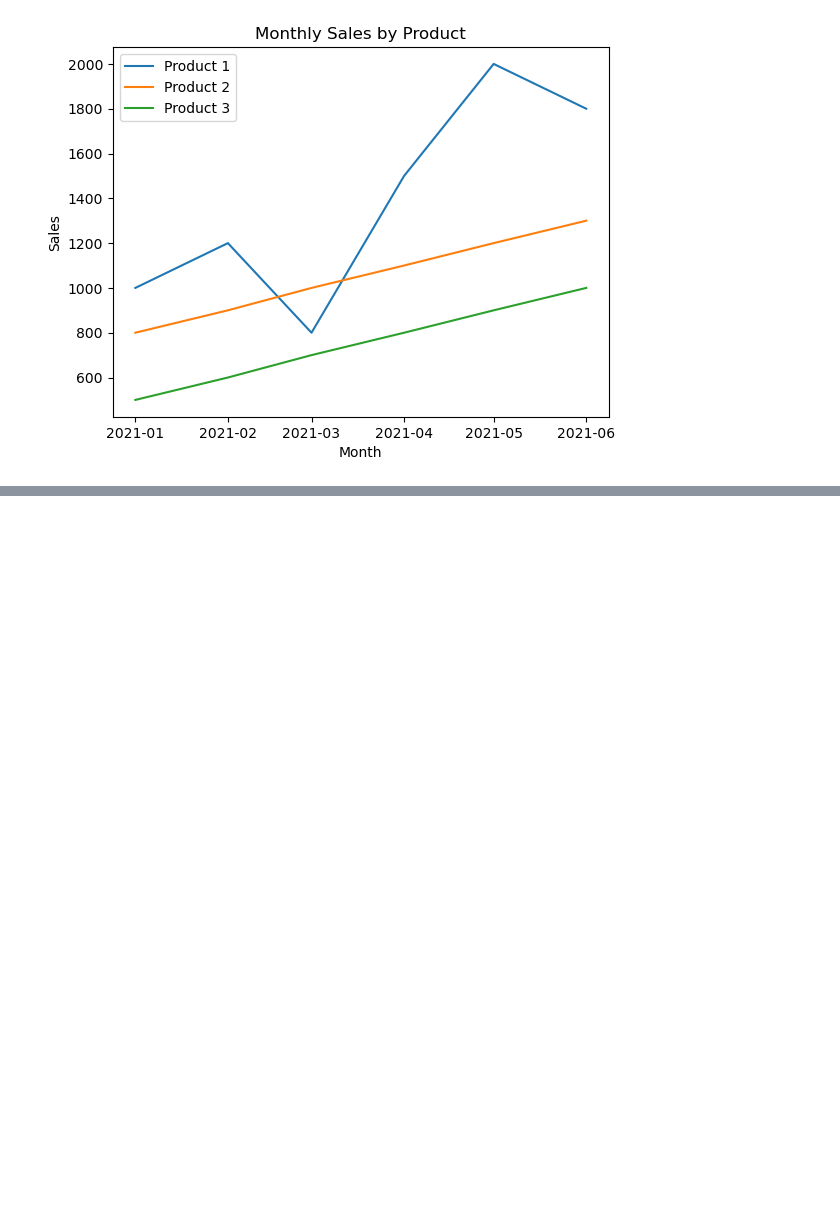
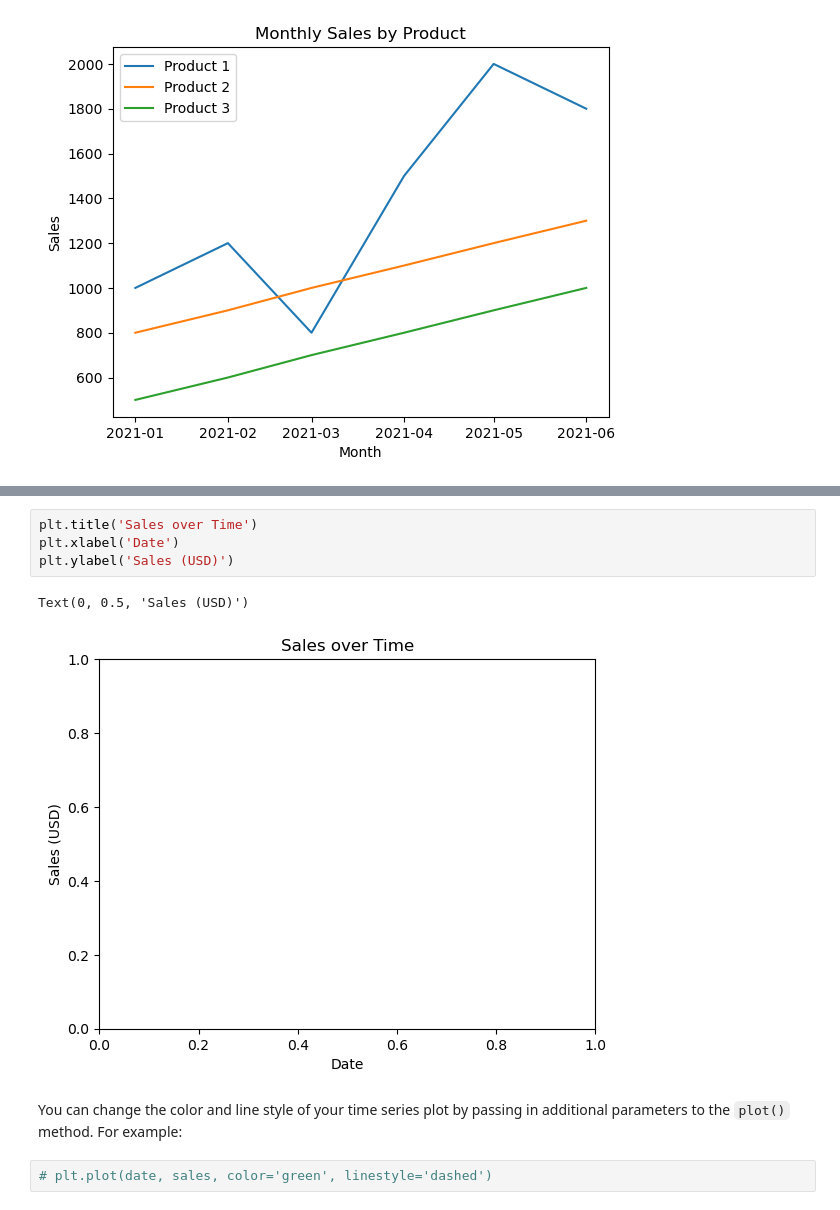
Before and after one commit to sentongo-web/personal_projects, a Jupyter notebook: time_series.ipynb, the cells around one changed output, grey strips where cells are left out. Drawn from its saved outputs; the diff is of its cells as text; blank space fills up the shorter version.

```diff
--- a/time_series.ipynb
+++ b/time_series.ipynb
@@ -152,0 +170,11 @@ plt.show()
+# %%
+plt.title('Sales over Time')
+plt.xlabel('Date')
+plt.ylabel('Sales (USD)')
+# %% [output]
+Text(0, 0.5, 'Sales (USD)')
+[figure, added]
+# %% [markdown]
+You can change the color and line style of your time series plot by passing in additional parameters to the `plot()` method. For example:
+# %%
+# plt.plot(date, sales, color='green', linestyle='dashed')
```
Also changed, not shown: parts of 8 cells of this notebook, 1 other file.
